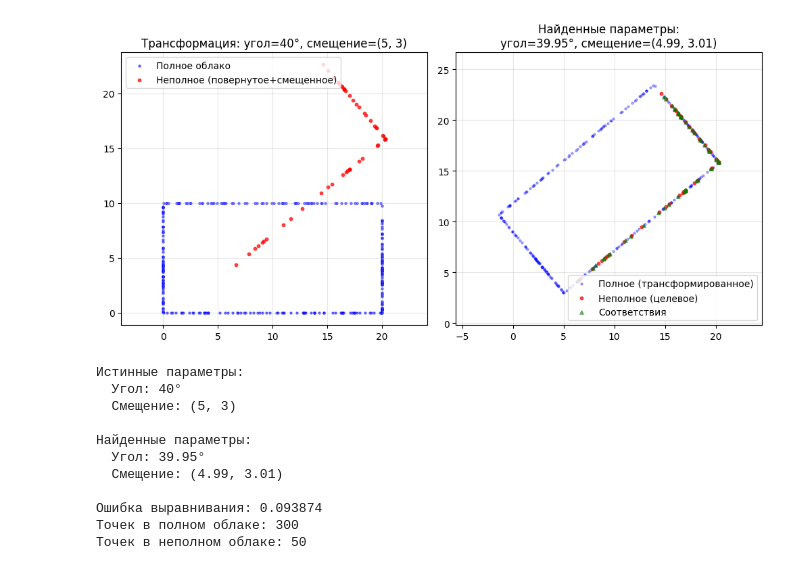
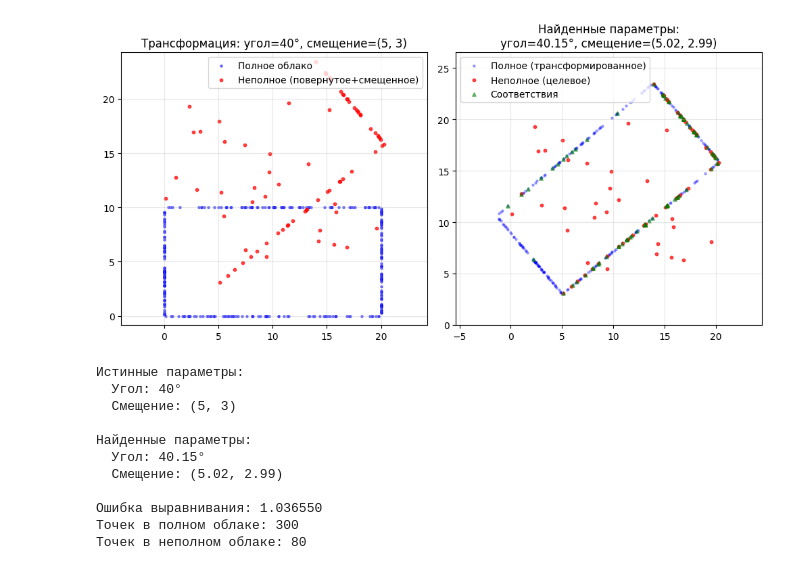
Before and after one commit to InowaR/colab, a Jupyter notebook: 2D_shape_alignment.ipynb, the cells around one changed output. Drawn from its saved outputs; the diff is of its cells as text; code cells hidden in the pictures.

```diff
--- a/2D_shape_alignment.ipynb
+++ b/2D_shape_alignment.ipynb
@@ -54,6 +54,26 @@ incomplete_cloud = generate_lidar_points(width, height, n_points_incomplete)[:50
 true_angle = 40
 true_translation = np.array([5, 3])
 incomplete_transformed = transform_points(incomplete_cloud, true_angle, true_translation)
+
+def add_random_points(points, n_points, x_range=(0, 20), y_range=(5, 20)):
+    """
+    Добавляет случайные точки к существующему массиву
+
+    Parameters:
+    points: исходный массив точек
+    n_points: количество случайных точек для добавления
+    x_range: диапазон x координат (min, max)
+    y_range: диапазон y координат (min, max)
+    """
+    random_points = np.random.uniform(
+        low=[x_range[0], y_range[0]],
+        high=[x_range[1], y_range[1]],
+        size=(n_points, 2)
+    )
+    return np.vstack([points, random_points])
+
+
+incomplete_transformed = add_random_points(incomplete_transformed, 30)
 
 def alignment_error(params):
     """Ошибка выравнивания для заданных параметров трансформации"""
@@ -91,42 +111,42 @@ plt.title(f'Трансформация: угол={true_angle}°, смещени
 plt.subplot(132)
 transformed_full = transform_points(full_cloud, best_angle, best_translation)
 plt.scatter(transformed_full[:, 0], transformed_full[:, 1], c='blue', s=5, alpha=0.3, label='Полное (трансформированное)')
 plt.scatter(incomplete_transformed[:, 0], incomplete_transformed[:, 1],
            c='red', s=10, alpha=0.7, label='Неполное (целевое)')
 
 # Находим соответствия
 tree = KDTree(transformed_full)
 distances, indices = tree.query(incomplete_transformed)
 plt.scatter(transformed_full[indices, 0], transformed_full[indices, 1],
            c='green', s=15, alpha=0.5, marker='^', label='Соответствия')
 
 plt.axis('equal')
 plt.grid(alpha=0.3)
 plt.legend()
 plt.title(f'Найденные параметры:\nугол={best_angle:.2f}°, смещение=({best_tx:.2f}, {best_ty:.2f})')
 
 plt.tight_layout()
 plt.show()
 
 print("Истинные параметры:")
 print(f"  Угол: {true_angle}°")
 print(f"  Смещение: ({true_translation[0]}, {true_translation[1]})")
 print("\nНайденные параметры:")
 print(f"  Угол: {best_angle:.2f}°")
 print(f"  Смещение: ({best_tx:.2f}, {best_ty:.2f})")
 print(f"\nОшибка выравнивания: {alignment_error(result.x):.6f}")
 print(f"Точек в полном облаке: {len(full_cloud)}")
 print(f"Точек в неполном облаке: {len(incomplete_transformed)}")
 # %% [output]
-[figure, old version]
+[figure, new version]
 Истинные параметры:
   Угол: 40°
   Смещение: (5, 3)
 
 Найденные параметры:
-  Угол: 39.95°
-  Смещение: (4.99, 3.01)
+  Угол: 40.15°
+  Смещение: (5.02, 2.99)
 
-Ошибка выравнивания: 0.093874
+Ошибка выравнивания: 1.036550
 Точек в полном облаке: 300
-Точек в неполном облаке: 50
+Точек в неполном облаке: 80
```
